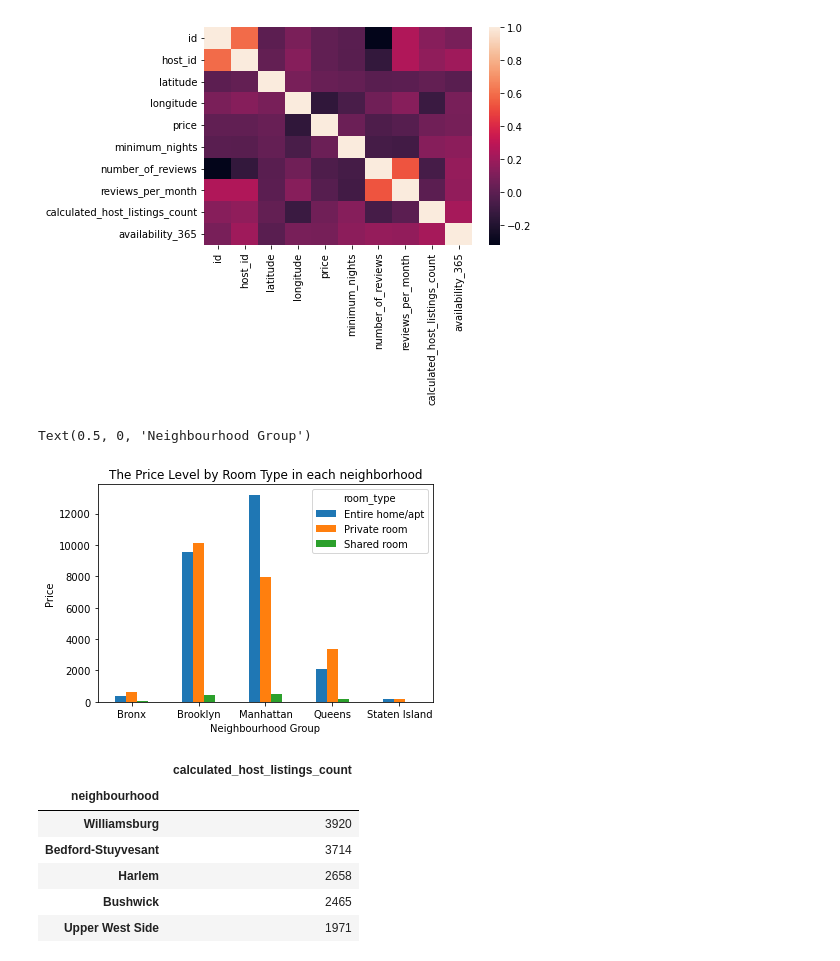
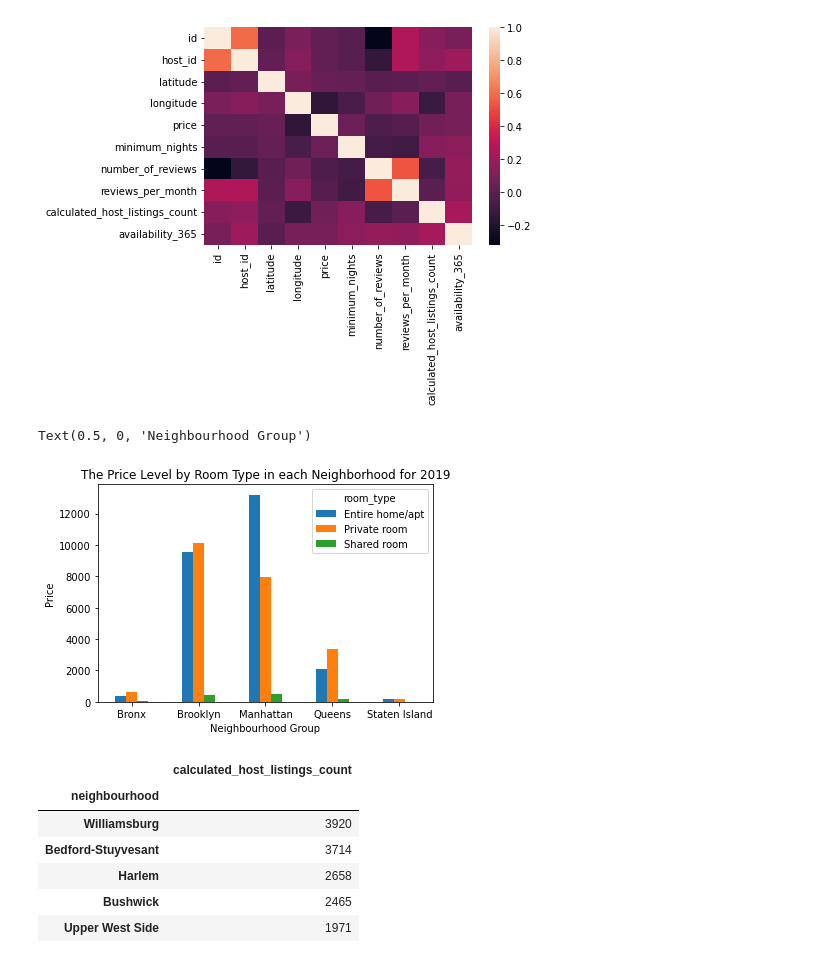
Before and after one commit to csridlen/eco395m-project-2, a Jupyter notebook: code/analysis_visualizations.ipynb, the cells around one changed output. Drawn from its saved outputs; the diff is of its cells as text; code cells hidden in the pictures.

Commit message:
added the relevant year to the graphs

```diff
--- a/code/analysis_visualizations.ipynb
+++ b/code/analysis_visualizations.ipynb
@@ -109,18 +103,19 @@ heatmap = sns.heatmap(data.corr())
 # %% [output]
 [figure]
 # %%
+# Barplot for The Price Level by Room Type in each neighborhood
 neighborhood_counts = (
     data.groupby(["neighbourhood_group", "room_type"])["neighbourhood_group"]
     .size()
     .unstack(fill_value=0)
 )
 room_type = neighborhood_counts.plot.bar(rot=0)
-plt.title("The Price Level by Room Type in each neighborhood")
+plt.title("The Price Level by Room Type in each Neighborhood for 2019")
 plt.ylabel("Price")
 plt.xlabel("Neighbourhood Group")
 # %% [output]
 Text(0.5, 0, 'Neighbourhood Group')
-[figure, old version]
+[figure, new version]
 # %%
 # Top 10 neighbourhoods by calculated host listing count
 
```
Also changed, not shown: parts of 11 cells of this notebook, 4 other files.
